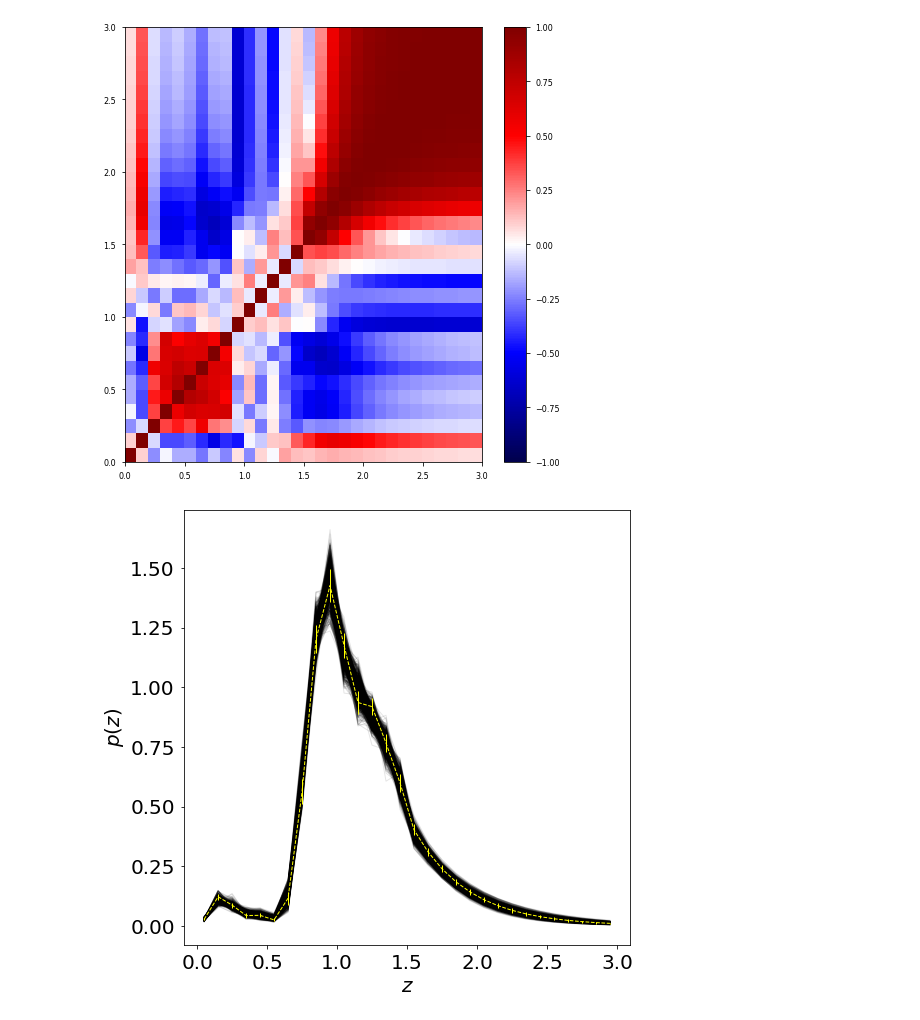
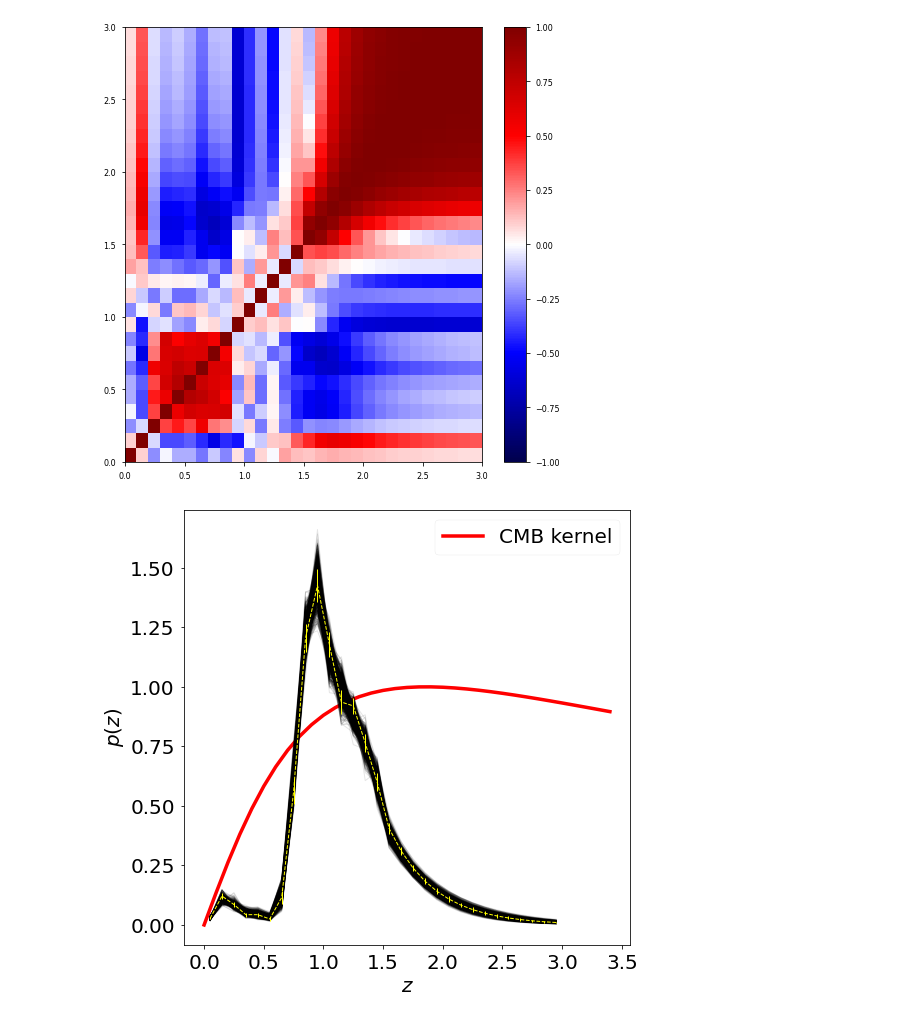
Before and after one commit to tanveerkarim/lselgsXplanck, a Jupyter notebook: notebooks/ELG_selection_and_nz.ipynb, the cells around one changed output. Cells and saved outputs as stored; diff of their text form; code cells hidden in the pictures.

```diff
--- a/notebooks/ELG_selection_and_nz.ipynb
+++ b/notebooks/ELG_selection_and_nz.ipynb
@@ -1379,16 +1394,26 @@ plt.colorbar()
+# %%
+#plot CMB lensing kernel
+c = astropy.constants.c
+
+def cmb_kernel(z):
+    kernel = 3/2 * Planck18.Om0/c * Planck18.H0**2/Planck18.H(z) * (1 + z) * \
+Planck18.comoving_distance(z) * (1 - Planck18.comoving_distance(z)/Planck18.comoving_distance(1090))
+    return kernel.to(u.km/u.km)
 # %%
 plt.figure(figsize=(8,8))
 
+plt.plot(np.arange(0, 3.5, 0.1), cmb_kernel(np.arange(0, 3.5, 0.1))/cmb_kernel(np.arange(0, 3.5, 0.1)).max(),
+         label = 'CMB kernel', c = 'r', lw = 3.5)
 for ii in range(1000):
     plt.plot(zrange_comb, dndz_curves_extended[ii], alpha = 0.1, c = 'k', lw = 1)
 
 plt.errorbar(zrange_comb, pz_dist_extended, yerr = err, alpha = 1, lw = 1, c = 'yellow', ls = '--')
-
 plt.xlabel(r"$z$", fontsize = 20)
 plt.ylabel(r"$p(z)$", fontsize = 20)
 plt.xticks(fontsize = 20)
 plt.yticks(fontsize = 20)
+plt.legend(loc = 'best', fontsize = 20)
 plt.savefig("../figures/dndz_full.pdf", bbox_inches = 'tight', dpi = 450)
 plt.show()
 # %% [output]
-[figure, old version]
+[figure, new version]
```
Also changed, not shown: parts of 12 cells of this notebook, 3 other files.
